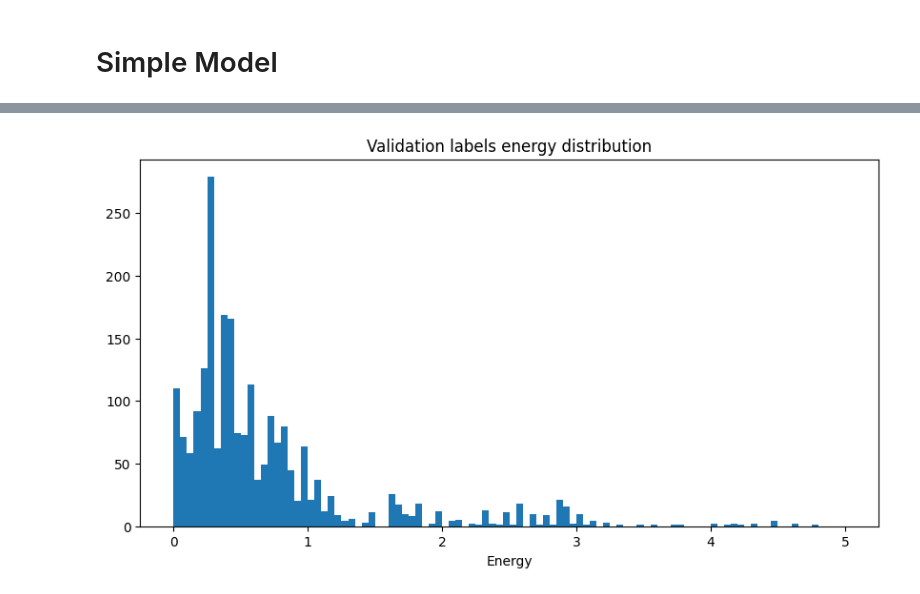
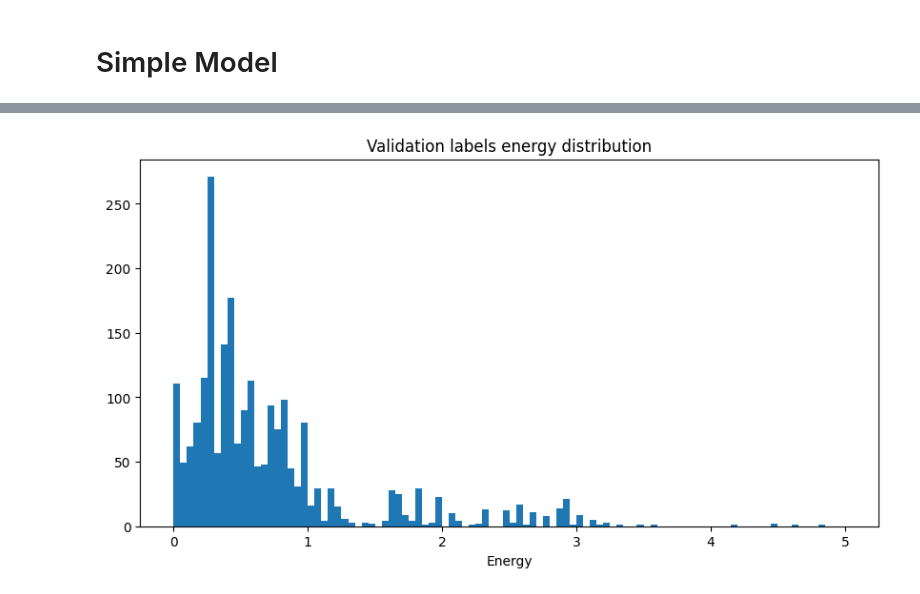
Before and after one commit to Thodorissio/basic-block-energy-prediction, a Jupyter notebook: playground/energy-prediction/energy_prediction.ipynb, the cells around one changed output, grey strips where cells are left out. Drawn from its saved outputs; the diff is of its cells as text; code cells hidden in the pictures.

```diff
--- a/playground/energy-prediction/energy_prediction.ipynb
+++ b/playground/energy-prediction/energy_prediction.ipynb
@@ -341,13 +359,13 @@ val_loader = data_loaders["val_loader"]
 emb_size = next(iter(train_loader))[0].shape[-1]
 
 model = LSTM_Regressor(
-    emb_size=emb_size, hidden_size=18, num_layers=4
+    emb_size=emb_size, hidden_size=30, num_layers=4, dense_size=163
 )
 train_results = train_lstm_model(
     model=model,
     train_loader=train_loader,
     val_loader=val_loader,
-    lr=1e-4,
+    lr=1e-3,
     epochs=200,
     batch_size=128,
     verbose=True,
@@ -385,11 +400,11 @@ plt.show()
 preds = []
 true_energies = []
 
-val_h = model.init_hidden(128)
+hidden_state = model.init_hidden(128)
 for embeddings, _, labels in val_loader:
 
     embeddings, labels = embeddings.cuda(), labels.cuda()
-    output, val_h = model(embeddings, val_h)
+    output, hidden_state = model(embeddings, hidden_state)
     preds.append(output.tolist())
     true_energies.append(labels.tolist())
 
@@ -557,0 +641,22 @@ plt.show()
+# %%
+batch_size = 8
+
+data_loaders = get_data_dict(data_df=data_df, mean=True, batch_size=batch_size)
+train_loader = data_loaders["train_loader"]
+val_loader = data_loaders["val_loader"]
+
+emb_size = next(iter(train_loader))[0].shape[-1]
+
+model = Simple_Regressor(
+    emb_size=emb_size, layers=[162], regressor_dropout=8e-4
+)
+train_results = train_simple_model(
+    model=model,
+    train_loader=train_loader,
+    val_loader=val_loader,
+    lr=1e-3,
+    epochs=200,
+    batch_size=batch_size,
+    verbose=True,
+    early_stopping=True,
+)
@@ -558,11 +688,16 @@ plt.show()
 # %%
 preds = []
+true_energies = []
 
 for embeddings, labels in val_loader:
+
     embeddings, labels = embeddings.cuda(), labels.cuda()
-    preds.append(model(embeddings).tolist())
+    output = model(embeddings)
+    preds.append(output.tolist())
+    true_energies.append(labels.tolist())
 
 preds = np.array(preds).flatten()
+true_energies = np.array(true_energies).flatten()
 # %%
 plt.figure(figsize=(10, 5))
 plt.hist(preds, bins=100, range=(0,5))
@@ -574,10 +709,10 @@ plt.show()
 # %%
-val_labels = bb_df_val.energy
+val_labels = true_energies
 
 plt.figure(figsize=(10, 5))
 plt.hist(val_labels, bins=100, range=(0,5))
 plt.title("Validation labels energy distribution")
 plt.xlabel("Energy")
 plt.show()
 # %% [output]
-[figure, old version]
+[figure, new version]
```
Also changed, not shown: parts of 38 cells of this notebook.
